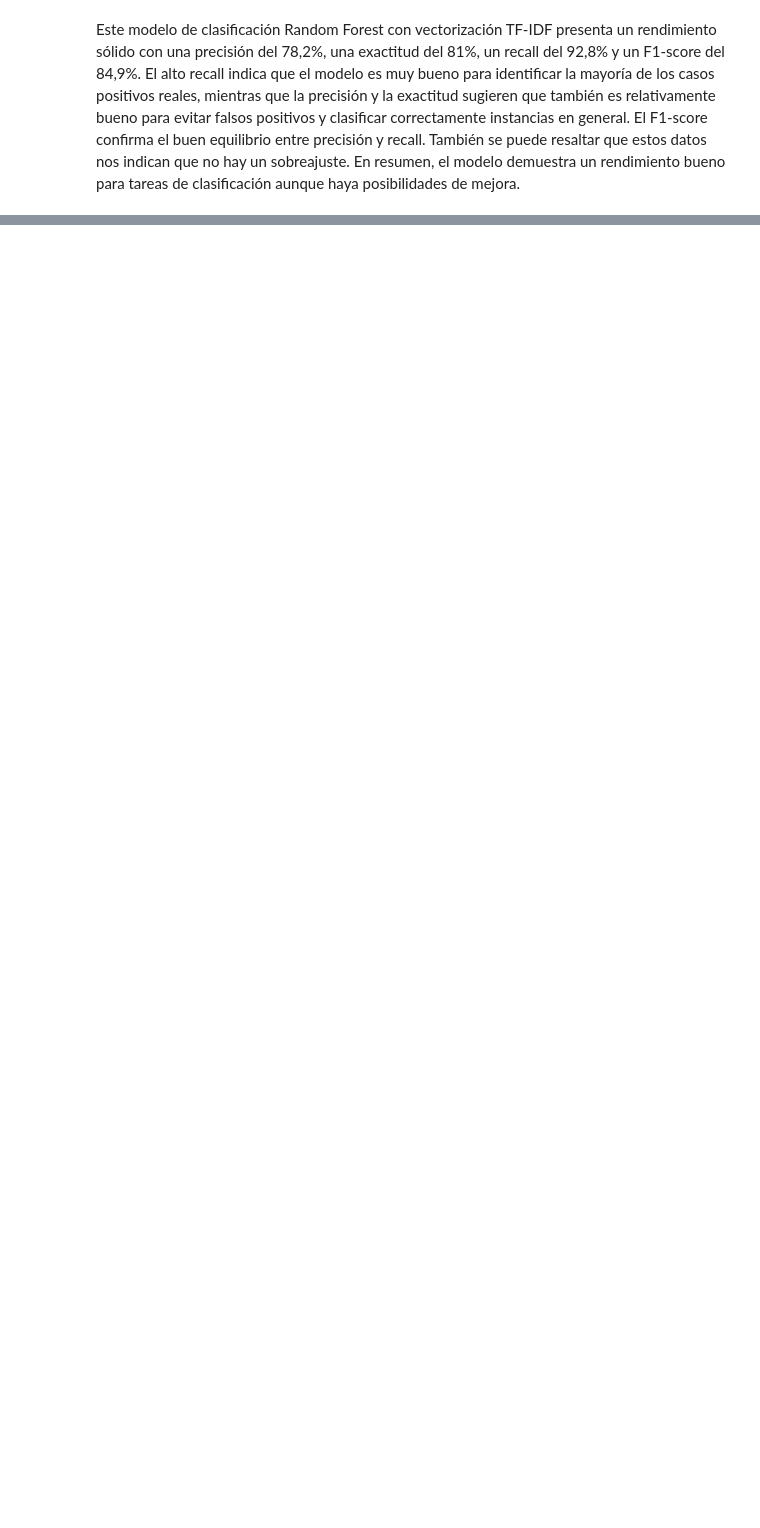
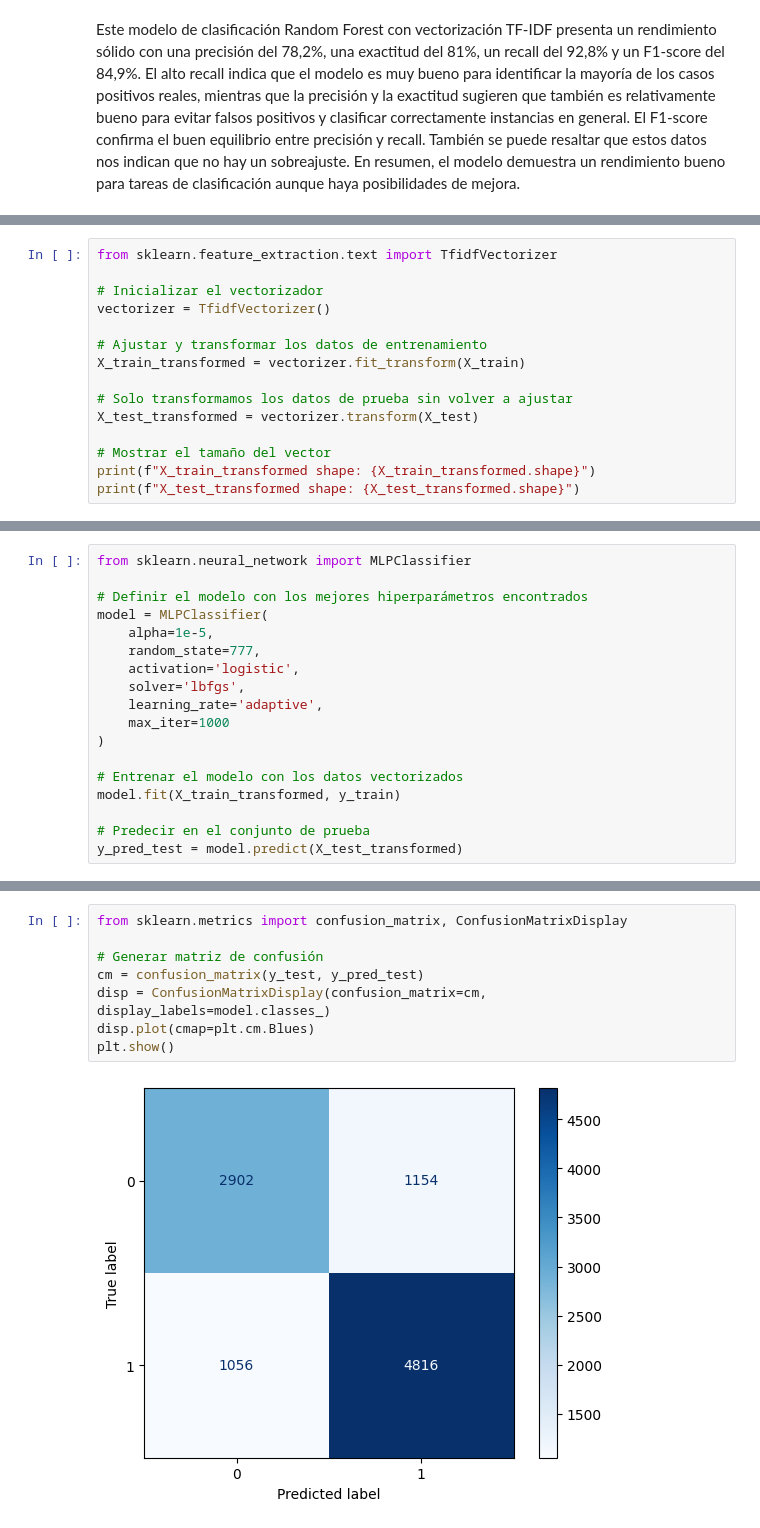
Before and after one commit to Paulina-A-V/Proyecto-1-BI, a Jupyter notebook: classification.ipynb, the cells around one changed output, grey strips where cells are left out. Saved outputs shown, nothing was run; the diff lists cells and outputs as text; blank space fills up the shorter version.

Commit message:
modelo mariana y ajustes

```diff
--- a/classification.ipynb
+++ b/classification.ipynb
@@ -389,0 +417,15 @@ Este modelo de clasificación Random Forest con vectorización TF-IDF presenta u
+# %%
+from sklearn.feature_extraction.text import TfidfVectorizer
+
+# Inicializar el vectorizador
+vectorizer = TfidfVectorizer()
+
+# Ajustar y transformar los datos de entrenamiento
+X_train_transformed = vectorizer.fit_transform(X_train)
+
+# Solo transformamos los datos de prueba sin volver a ajustar
+X_test_transformed = vectorizer.transform(X_test)
+
+# Mostrar el tamaño del vector
+print(f"X_train_transformed shape: {X_train_transformed.shape}")
+print(f"X_test_transformed shape: {X_test_transformed.shape}")
@@ -389,0 +437,18 @@ Este modelo de clasificación Random Forest con vectorización TF-IDF presenta u
+# %%
+from sklearn.neural_network import MLPClassifier
+
+# Definir el modelo con los mejores hiperparámetros encontrados
+model = MLPClassifier(
+    alpha=1e-5,
+    random_state=777,
+    activation='logistic',
+    solver='lbfgs',
+    learning_rate='adaptive',
+    max_iter=1000
+)
+
+# Entrenar el modelo con los datos vectorizados
+model.fit(X_train_transformed, y_train)
+
+# Predecir en el conjunto de prueba
+y_pred_test = model.predict(X_test_transformed)
@@ -389,0 +498,10 @@ Este modelo de clasificación Random Forest con vectorización TF-IDF presenta u
+# %%
+from sklearn.metrics import confusion_matrix, ConfusionMatrixDisplay
+
+# Generar matriz de confusión
+cm = confusion_matrix(y_test, y_pred_test)
+disp = ConfusionMatrixDisplay(confusion_matrix=cm, display_labels=model.classes_)
+disp.plot(cmap=plt.cm.Blues)
+plt.show()
+# %% [output]
+[figure, added]
```
Also changed, not shown: parts of 20 cells of this notebook.
